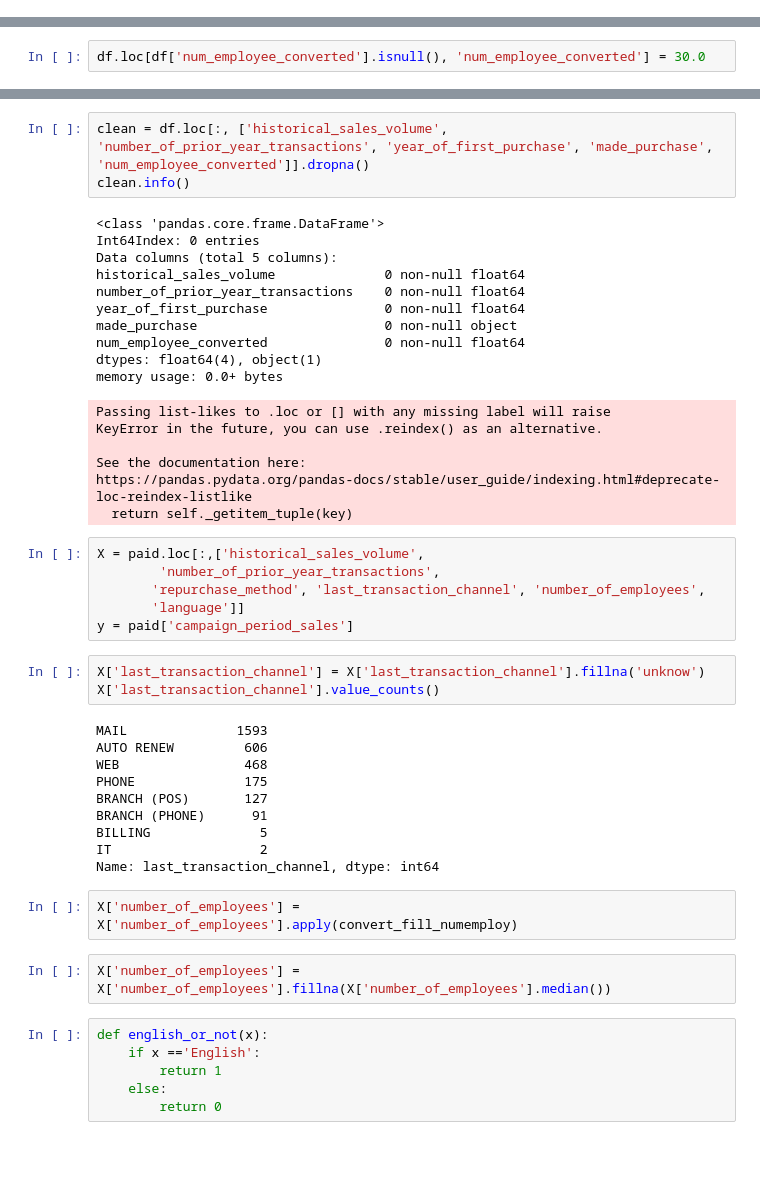
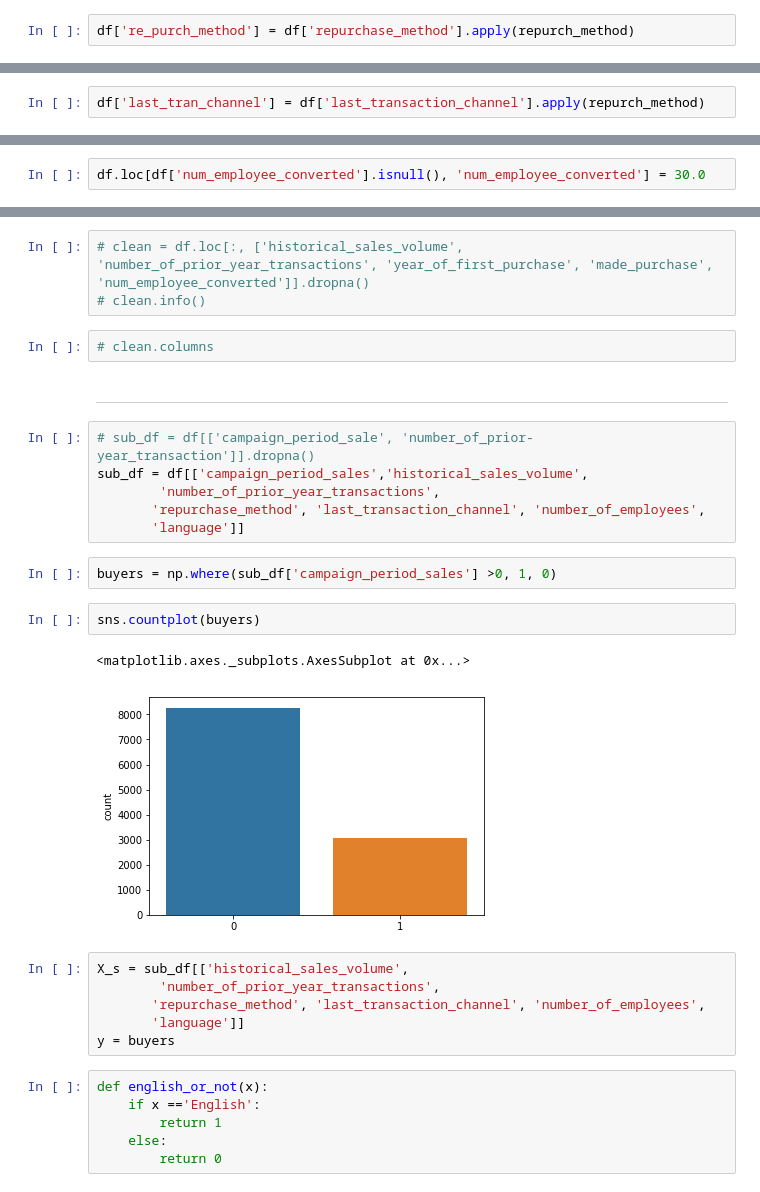
Before and after one commit to kogilo/tele_marketing_campaign_analysis, a Jupyter notebook: tele_marketing_campaign.ipynb, the cells around one changed output, grey strips where cells are left out. Saved outputs shown, nothing was run; the diff lists cells and outputs as text; blank space fills up the shorter version.

```diff
--- a/tele_marketing_campaign.ipynb
+++ b/tele_marketing_campaign.ipynb
@@ -533,0 +759,2 @@ sns.pairplot(paid, x_vars=feature_cols, y_vars='campaign_period_sales', kind='re
+# %%
+df['re_purch_method'] = df['repurchase_method'].apply(repurch_method)
@@ -533,0 +767,2 @@ sns.pairplot(paid, x_vars=feature_cols, y_vars='campaign_period_sales', kind='re
+# %%
+df['last_tran_channel'] = df['last_transaction_channel'].apply(repurch_method)
@@ -654,47 +935,30 @@ Buy        0.270554
 Name: made_purchase, dtype: float64
 # %%
-clean = df.loc[:, ['historical_sales_volume', 'number_of_prior_year_transactions', 'year_of_first_purchase', 'made_purchase', 'num_employee_converted']].dropna()
-clean.info()
+# clean = df.loc[:, ['historical_sales_volume', 'number_of_prior_year_transactions', 'year_of_first_purchase', 'made_purchase', 'num_employee_converted']].dropna()
+# clean.info()
-# %% [output]
-<class 'pandas.core.frame.DataFrame'>
-Int64Index: 0 entries
-Data columns (total 5 columns):
-historical_sales_volume              0 non-null float64
-number_of_prior_year_transactions    0 non-null float64
-year_of_first_purchase               0 non-null float64
-made_purchase                        0 non-null object
-num_employee_converted               0 non-null float64
-dtypes: float64(4), object(1)
-memory usage: 0.0+ bytes
-Passing list-likes to .loc or [] with any missing label will raise
-KeyError in the future, you can use .reindex() as an alternative.
-
-See the documentation here:
-https://pandas.pydata.org/pandas-docs/stable/user_guide/indexing.html#deprecate-loc-reindex-listlike
-  return self._getitem_tuple(key)
+# %%
+# clean.columns
+# %% [markdown]
+----
+# %%
+# sub_df = df[['campaign_period_sale', 'number_of_prior-year_transaction']].dropna()
+sub_df = df[['campaign_period_sales','historical_sales_volume',
+        'number_of_prior_year_transactions',
+       'repurchase_method', 'last_transaction_channel', 'number_of_employees',
+       'language']]
+# %%
+buyers = np.where(sub_df['campaign_period_sales'] >0, 1, 0)
+# %%
+sns.countplot(buyers)
+# %% [output]
+<matplotlib.axes._subplots.AxesSubplot at 0x...>
+[figure, added]
 # %%
-X = paid.loc[:,['historical_sales_volume',
+X_s = sub_df[['historical_sales_volume',
         'number_of_prior_year_transactions',
        'repurchase_method', 'last_transaction_channel', 'number_of_employees',
        'language']]
-y = paid['campaign_period_sales']
+y = buyers
-# %%
-X['last_transaction_channel'] = X['last_transaction_channel'].fillna('unknow')
-X['last_transaction_channel'].value_counts()
-# %% [output]
-MAIL              1593
-AUTO RENEW         606
-WEB                468
-PHONE              175
-BRANCH (POS)       127
-BRANCH (PHONE)      91
-BILLING              5
-IT                   2
-Name: last_transaction_channel, dtype: int64
-# %%
-X['number_of_employees'] = X['number_of_employees'].apply(convert_fill_numemploy)
-# %%
-X['number_of_employees'] = X['number_of_employees'].fillna(X['number_of_employees'].median())
 # %%
 def english_or_not(x):
     if x =='English':
```
Also changed, not shown: parts of 86 cells of this notebook, 13 other files.
